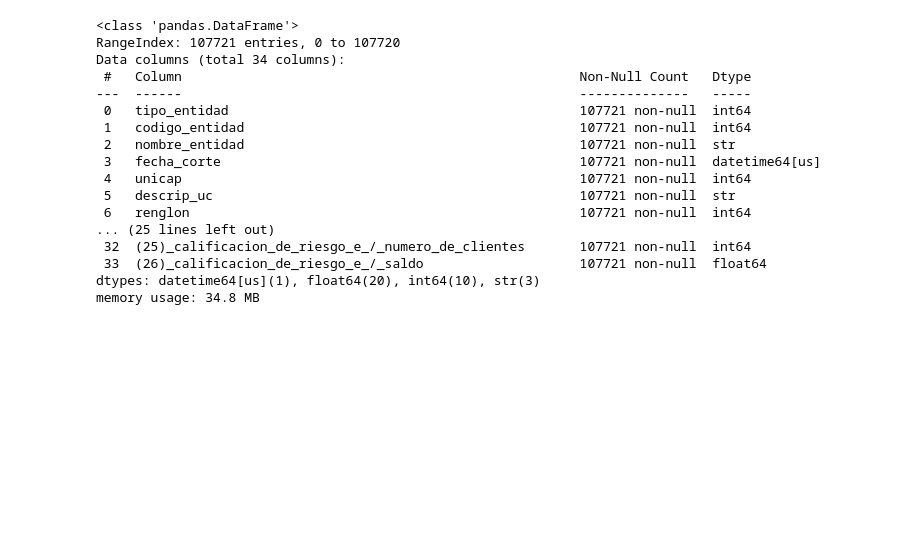
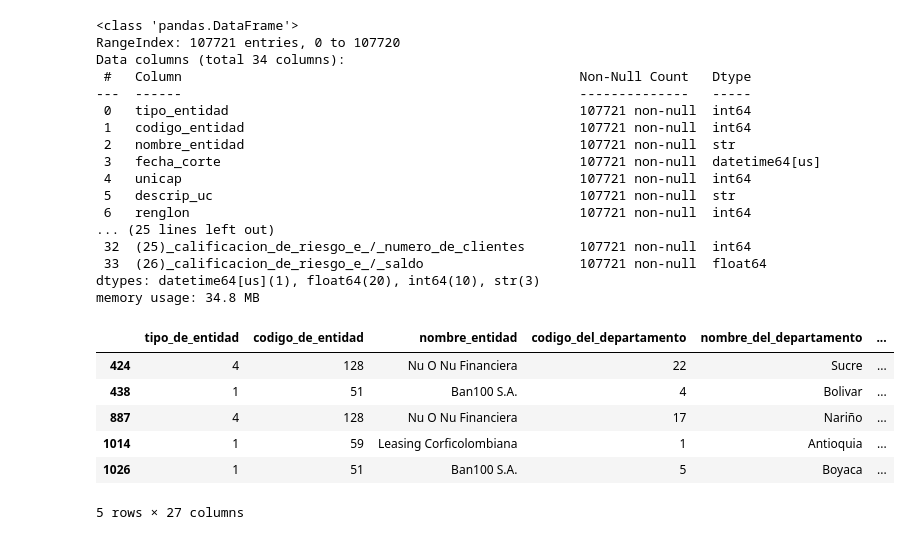
Before and after one commit to kmedinamira-cell/Proyecto_Analisis_Datos, a Jupyter notebook: etl/etl_inicial.ipynb, the cells around one changed output. Drawn from its saved outputs; the diff is of its cells as text; code cells hidden in the pictures; blank space fills up the shorter version.

```diff
--- a/etl/etl_inicial.ipynb
+++ b/etl/etl_inicial.ipynb
@@ -332,0 +385,5 @@ data_saldo_captaciones.to_csv(f"{ruta_base}\saldo_captaciones_limpio.csv",
+# %%
+data_saldo_captaciones_final = data_saldo_captaciones[columnas]
+data_saldo_captaciones_final = data_saldo_captaciones_final[
+    data_saldo_captaciones_final["fecha_de_corte"] == "2025-09-30"
+]
@@ -332,0 +511,48 @@ data_saldo_captaciones.to_csv(f"{ruta_base}\saldo_captaciones_limpio.csv",
+# %%
+data_saldo_captaciones_final["categoria_a_riesgo_bajo_microcreditos_garantia_idonea"]= data_saldo_captaciones_final[
+    ["categoria_a_riesgo_normal_c29",
+     "categoria_b_riesgo_aceptable_c30",
+     "categoria_a_riesgo_normal_c40",
+     "categoria_b_riesgo_aceptable_c41"]].sum(axis=1)
+
+data_saldo_captaciones_final.drop(
+    columns=["categoria_a_riesgo_normal_c29",
+     "categoria_b_riesgo_aceptable_c30",
+     "categoria_a_riesgo_normal_c40",
+     "categoria_b_riesgo_aceptable_c41"],
+    inplace=True
+)
+# %%
+data_saldo_captaciones_final["categoria_b_riesgo_intermedio_microcreditos_garantia_idonea"]= data_saldo_captaciones_final[
+    ["categoria_c_riesgo_apreciable_c31",
+     "categoria_c_riesgo_apreciable_c42"]].sum(axis=1)
+
+data_saldo_captaciones_final.drop(
+    columns=["categoria_c_riesgo_apreciable_c31",
+     "categoria_c_riesgo_apreciable_c42"],
+    inplace=True
+)
+# %%
+data_saldo_captaciones_final["categoria_c_riesgo_alto_microcreditos_garantia_idonea"]= data_saldo_captaciones_final[
+    ["categoria_d_riesgo_significativo_c32",
+     "categoria_e_riesgo_de_incobrabilidad_c33",
+     "categoria_d_riesgo_significativo_c43",
+     "categoria_e_riesgo_de_incobrabilidad_c44"]].sum(axis=1)
+
+data_saldo_captaciones_final.drop(
+    columns=["categoria_d_riesgo_significativo_c32",
+     "categoria_e_riesgo_de_incobrabilidad_c33",
+     "categoria_d_riesgo_significativo_c43",
+     "categoria_e_riesgo_de_incobrabilidad_c44"],
+    inplace=True
+)
+# %%
+data_saldo_captaciones_final.head()
+# %% [output]
+|  | tipo_de_entidad | codigo_de_entidad | nombre_entidad | codigo_del_departamento | nombre_del_departamento | ... |
+| 424 | 4 | 128 | Nu O Nu Financiera | 22 | Sucre | ... |
+| 438 | 1 | 51 | Ban100 S.A. | 4 | Bolivar | ... |
+| 887 | 4 | 128 | Nu O Nu Financiera | 17 | Nariño | ... |
+| 1014 | 1 | 59 | Leasing Corficolombiana | 1 | Antioquia | ... |
+| 1026 | 1 | 51 | Ban100 S.A. | 5 | Boyaca | ... |
+5 rows × 27 columns
```
Also changed, not shown: parts of 14 cells of this notebook.
